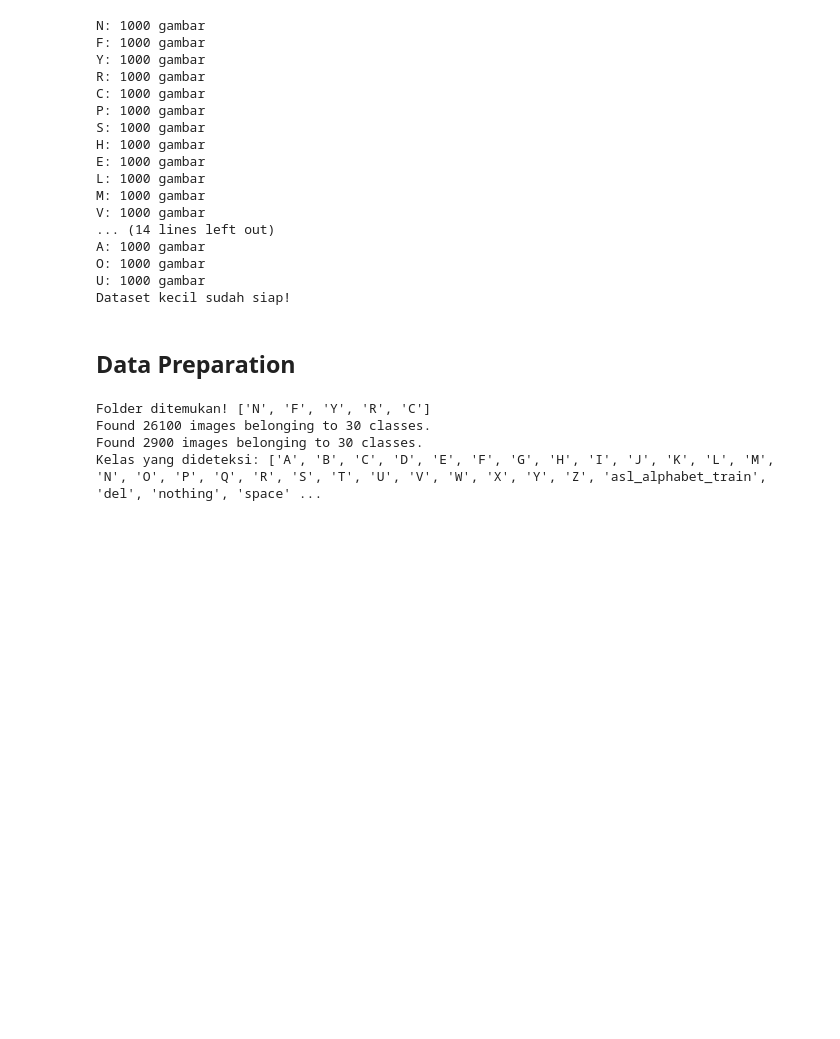
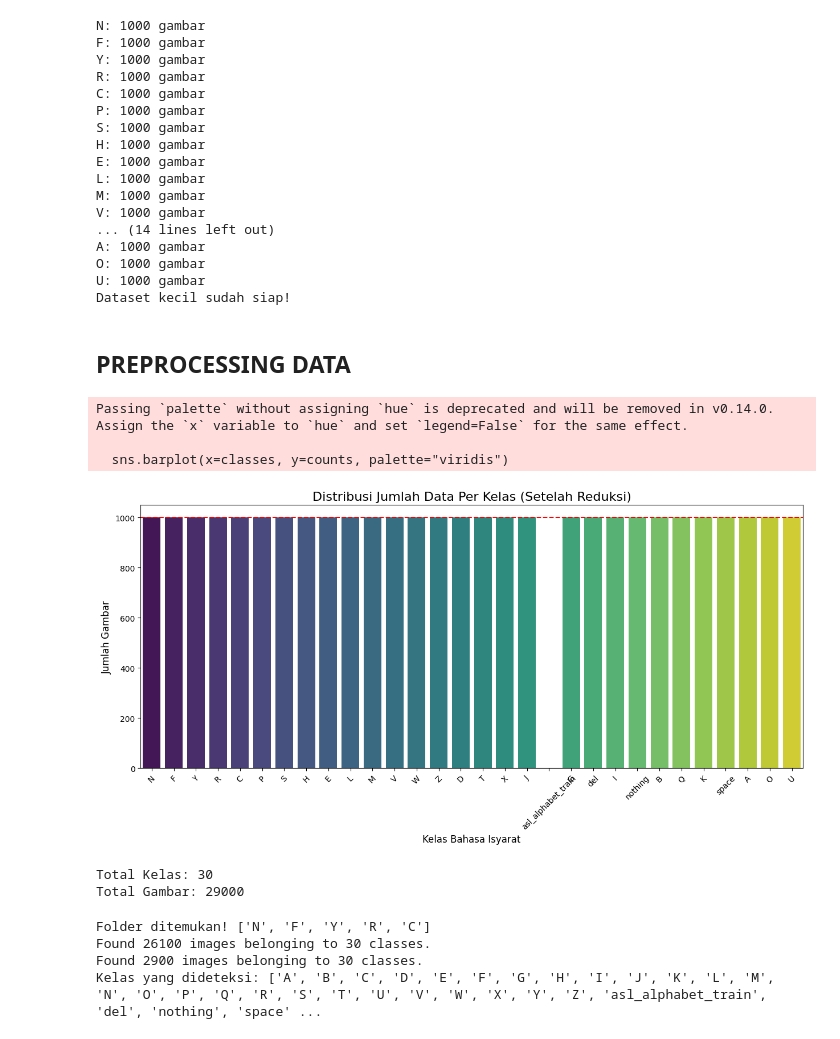
Before and after one commit to Bissmln/CNN-ASL-25, a Jupyter notebook: uas_pcd.ipynb, the cells around one changed output. Drawn from its saved outputs; the diff is of its cells as text; code cells hidden in the pictures; blank space fills up the shorter version.

```diff
--- a/uas_pcd.ipynb
+++ b/uas_pcd.ipynb
@@ -124,8 +124,42 @@ A: 1000 gambar
 O: 1000 gambar
 U: 1000 gambar
 Dataset kecil sudah siap!
-# %% [markdown]
-## Data Preparation
+# %% [markdown]
+## PREPROCESSING DATA
+# %%
+import seaborn as sns
+
+# Hitung jumlah gambar per folder
+class_counts = {}
+for class_name in os.listdir(train_dir):
+    class_path = os.path.join(train_dir, class_name)
+    if os.path.isdir(class_path): # Pastikan itu folder
+        count = len(os.listdir(class_path))
+        class_counts[class_name] = count
+
+# Siapkan data untuk plot
+classes = list(class_counts.keys())
+counts = list(class_counts.values())
+
+# Membuat Bar Chart
+plt.figure(figsize=(15, 6))
+sns.barplot(x=classes, y=counts, palette="viridis")
+plt.title("Distribusi Jumlah Data Per Kelas (Setelah Reduksi)", fontsize=16)
+plt.xlabel("Kelas Bahasa Isyarat", fontsize=12)
+plt.ylabel("Jumlah Gambar", fontsize=12)
+plt.xticks(rotation=45)
+plt.axhline(y=1000, color='r', linestyle='--') # Garis penanda 1000
+plt.show()
+
+print(f"Total Kelas: {len(classes)}")
+print(f"Total Gambar: {sum(counts)}")
+# %% [output]
+Passing `palette` without assigning `hue` is deprecated and will be removed in v0.14.0. Assign the `x` variable to `hue` and set `legend=False` for the same effect.
+
+  sns.barplot(x=classes, y=counts, palette="viridis")
+[figure, added]
+Total Kelas: 30
+Total Gambar: 29000
 # %%
 import os
 import zipfile
```
Also changed, not shown: parts of 4 cells of this notebook.
